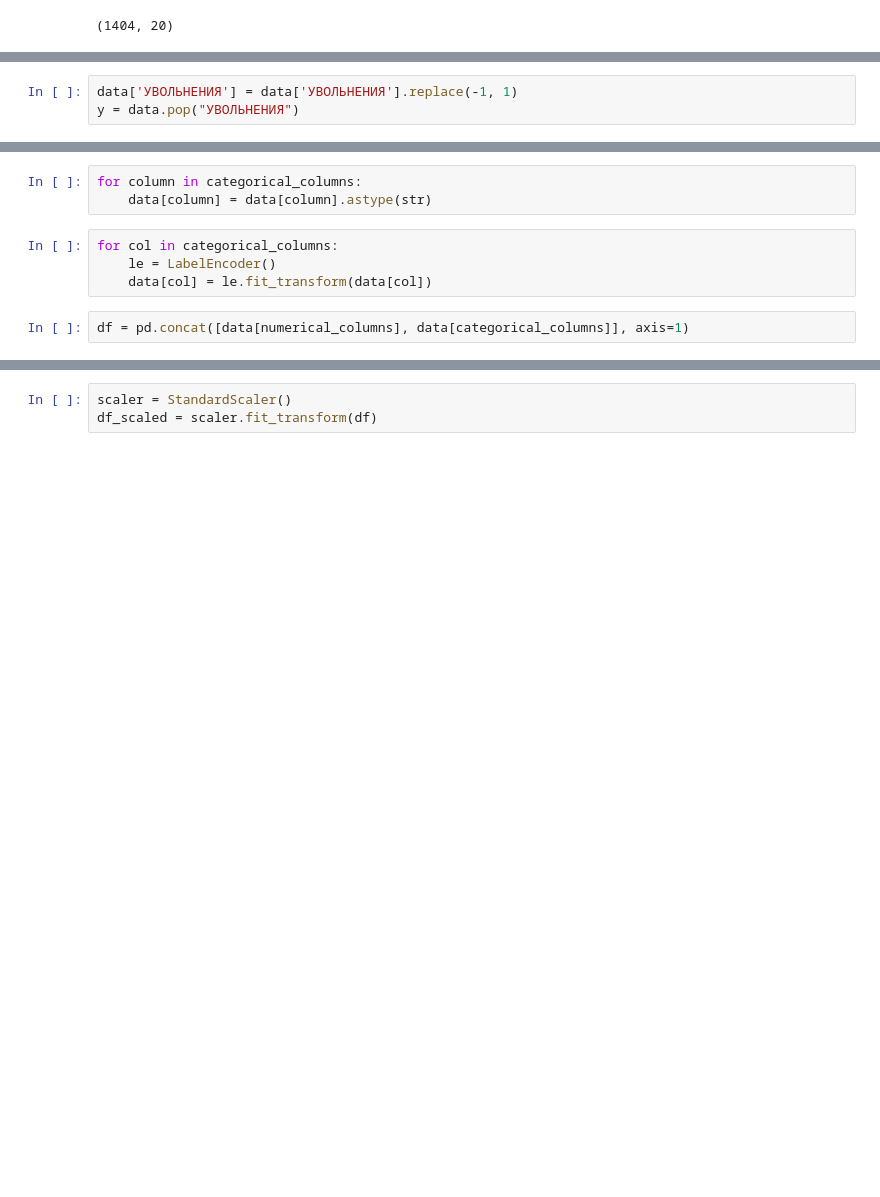
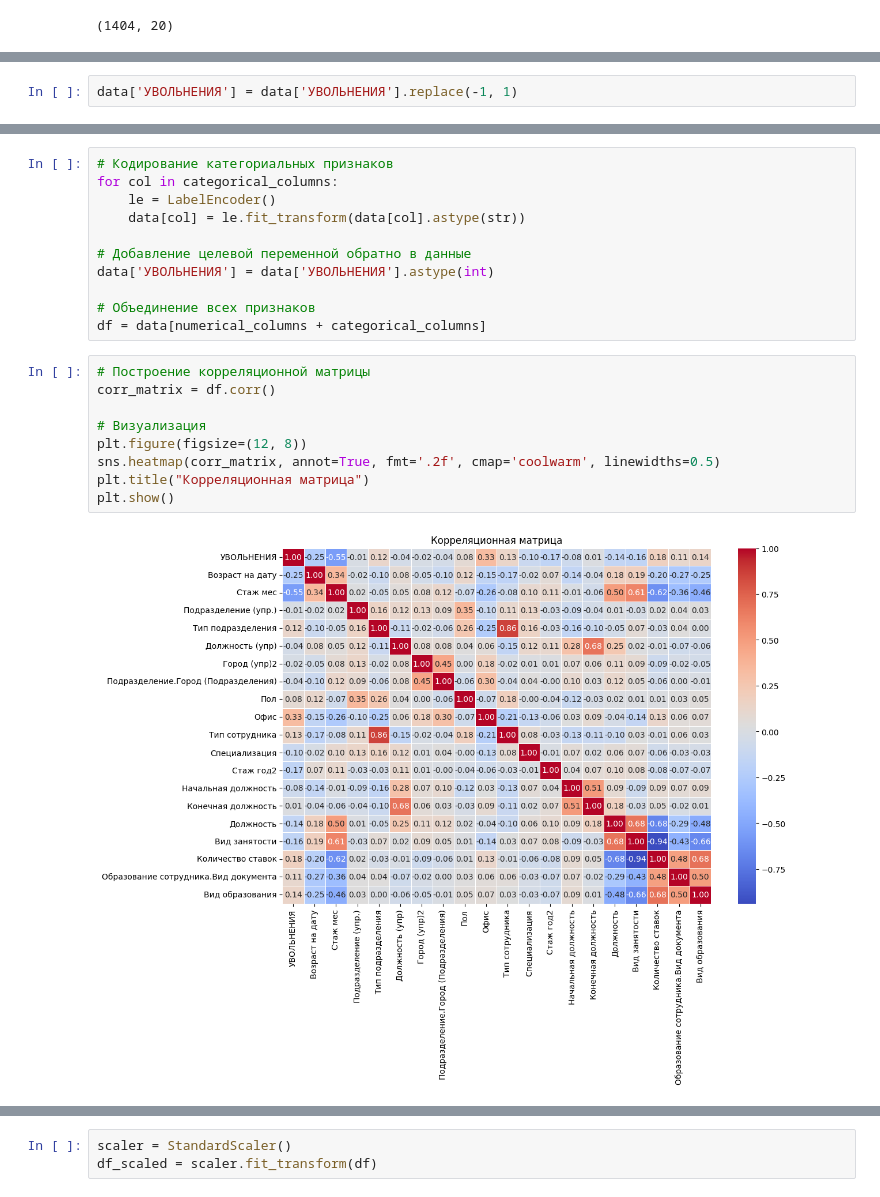
Before and after one commit to karavaiks/FMI_AI_Final_Project, a Jupyter notebook: Untitled-1.ipynb, the cells around one changed output, grey strips where cells are left out. Saved outputs shown, nothing was run; the diff lists cells and outputs as text; blank space fills up the shorter version.

```diff
--- a/Untitled-1.ipynb
+++ b/Untitled-1.ipynb
@@ -56,3 +109,2 @@ data.shape
 # %%
 data['УВОЛЬНЕНИЯ'] = data['УВОЛЬНЕНИЯ'].replace(-1, 1)
-y = data.pop("УВОЛЬНЕНИЯ")
@@ -72,9 +126,22 @@ numerical_columns: ['Возраст на дату', 'Стаж мес']
-# %%
-for column in categorical_columns:
-    data[column] = data[column].astype(str)
-# %%
-for col in categorical_columns:
-    le = LabelEncoder()
-    data[col] = le.fit_transform(data[col])
-# %%
-df = pd.concat([data[numerical_columns], data[categorical_columns]], axis=1)
+# %%
+# Кодирование категориальных признаков
+for col in categorical_columns:
+    le = LabelEncoder()
+    data[col] = le.fit_transform(data[col].astype(str))
+
+# Добавление целевой переменной обратно в данные
+data['УВОЛЬНЕНИЯ'] = data['УВОЛЬНЕНИЯ'].astype(int)
+
+# Объединение всех признаков
+df = data[numerical_columns + categorical_columns]
+# %%
+# Построение корреляционной матрицы
+corr_matrix = df.corr()
+
+# Визуализация
+plt.figure(figsize=(12, 8))
+sns.heatmap(corr_matrix, annot=True, fmt='.2f', cmap='coolwarm', linewidths=0.5)
+plt.title("Корреляционная матрица")
+plt.show()
+# %% [output]
+[figure, added]
```
Also changed, not shown: parts of 42 cells of this notebook.
